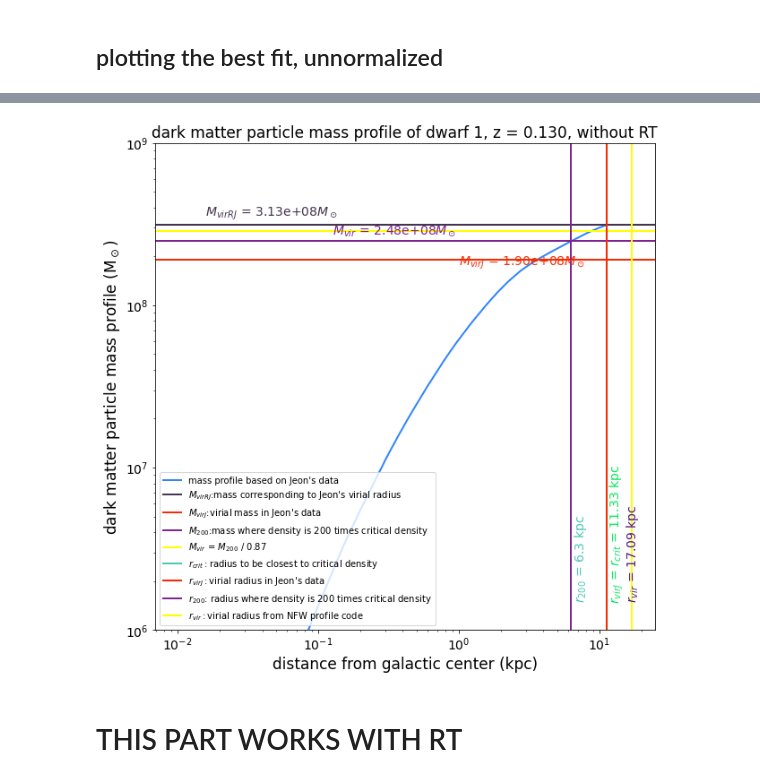
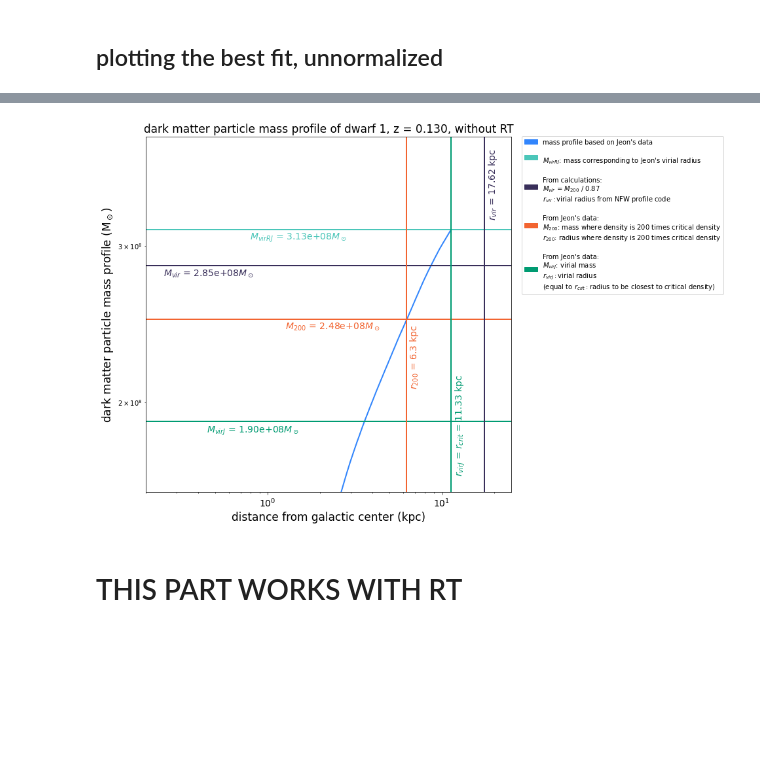
Before and after one commit to nguyenbinh1612/Binh_UFD, a Jupyter notebook: fit-with-NFW-dwarf1.ipynb, the cells around one changed output, grey strips where cells are left out. Cells and saved outputs as stored; diff of their text form; code cells hidden in the pictures; blank space fills up the shorter version.

```diff
--- a/fit-with-NFW-dwarf1.ipynb
+++ b/fit-with-NFW-dwarf1.ipynb
@@ -60,13 +61,13 @@ c_vir = 18.041947430034675
 # %%
 # the mass is made up by Dr Besla to estimate m_vir
 
-halo6 = NFW(2.85e8) # NFW using M_200 / 0.87
-r_s6 = halo6.r_s()
-c_vir6 = halo6.c_vir()
-print('r_s =', r_s6)
-print('c_vir =', c_vir6)
+halo6_1 = NFW(2.85e8) # NFW using M_200 / 0.87
+r_s6_1 = halo6_1.r_s()
+c_vir6_1 = halo6_1.c_vir()
+print('r_s =', r_s6_1)
+print('c_vir =', c_vir6_1)
 
-radius6 = np.arange(0.01, 11.34, 0.01) #unit: kpc
+radius6_1 = np.arange(0.01, 11.34, 0.01) #unit: kpc
 # %% [output]
 r_s = 0.9404201093284129
 c_vir = 18.16826652958019
@@ -100,7 +101,7 @@ rad_at_rho_crit = rad_array290_noRT[index][0]
 density200 = rho_crit * 200
 deviate = abs(density_profile290_noRT * 500 - density200)
 ind = np.where(deviate == min(deviate))
-radi = rad_array290_noRT[ind][0]
+rad200 = rad_array290_noRT[ind][0]
 mass_at_200_times_rho_crit = mass_profile290_noRT[ind][0]
 
 # this defines the NFW profile
@@ -145,60 +146,64 @@ plt.show()
 # %%
 # plotting the mass profile at this redshift
 
 plt.figure(figsize=(10,10))
 
 # the main plot from Jeon's data
-plt.plot(radius6, mass_profile290_noRT, color='#3185FC', linewidth=2, \
-        label="mass profile based on Jeon's data")
+plt.plot(radius6, mass_profile290_noRT, color='#3185FC', linewidth=2)
 
 # all the horizontal lines
-plt.axhline(mass_profile290_noRT[np.size(mass_profile290_noRT) - 1], color='#44344F', linewidth=2, \
-           label="$M_{virRJ}$:mass corresponding to Jeon's virial radius")
-plt.axhline(1.903021e+08, color='#F42C04', linewidth=2, \
-           label="$M_{virJ}$:virial mass in Jeon's data")
-plt.axhline(mass_at_200_times_rho_crit, color='#802392', linewidth=2, \
-           label="$M_{200}$:mass where density is 200 times critical density")
-plt.axhline(mass_at_200_times_rho_crit / 0.87, color='yellow', linewidth=2, \
-            label="$M_{vir}$ = $M_{200}$ / 0.87")
+plt.axhline(mass_profile290_noRT[np.size(mass_profile290_noRT) - 1], color='#4BC6B9', linewidth=2)
+plt.axhline(1.903021e+08, color='#009B72', linewidth=2)
+plt.axhline(mass_at_200_times_rho_crit / 0.87, color='#392F5A', linewidth=2)
+plt.axhline(mass_at_200_times_rho_crit, color='#F26430', linewidth=2)
 
 # all the vertical lines
-plt.axvline(rad_at_rho_crit, color='#4BC6B9', linewidth=2, \
-           label="$r_{crit}:$radius to be closest to critical density")
-plt.axvline(1.133394e+04 * 0.001, color='#F42C04', linewidth=2, \
-           label="$r_{virJ}:$virial radius in Jeon's data")
-plt.axvline(radi, color='#802392', linewidth=2, \
-           label="$r_{200}$: radius where density is 200 times critical density")
-plt.axvline(halo6.r_vir(), color='yellow', linewidth=2, \
-           label="$r_{vir}:$virial radius from NFW profile code")
+plt.axvline(1.133394e+04 * 0.001, color='#009B72', linewidth=2) #r_virJ
+plt.axvline(rad200, color='#F26430', linewidth=2) #r200
+plt.axvline(halo6.r_vir(), color='#392F5A', linewidth=2) #r_vir from calculations
 
-plt.legend(loc='lower left')
+# separate legends
+legend1 = mpatches.Patch(color='#3185FC', label="mass profile based on Jeon's data")
+
+legend2 = mpatches.Patch(color='#4BC6B9', label="\n$M_{virRJ}$: mass corresponding to Jeon's virial radius")
+legend3 = mpatches.Patch(color='#392F5A', label="\nFrom calculations:\n$M_{vir}$ = $M_{200}$ / 0.87\n$r_{vir}:$virial radius from NFW profile code")
+legend4 = mpatches.Patch(color='#F26430', \
+                         label="\nFrom Jeon's data:\n$M_{200}$: mass where density is 200 times critical density\n$r_{200}$: radius where density is 200 times critical density")
+legend5 = mpatches.Patch(color='#009B72', \
+                         label="\nFrom Jeon's data:\n$M_{virJ}$: virial mass\n$r_{virJ}:$virial radius\n(equal to $r_{crit}:$radius to be closest to critical density)")
+
+plt.legend(handles=[legend1, legend2, legend3, legend4, legend5], bbox_to_anchor=(1.02, 1.01), loc='upper left')
 
 plt.xlabel('distance from galactic center (kpc)', fontsize=17)
 plt.ylabel('dark matter particle mass profile (M$_\odot$)', fontsize=17) # using LATEX here!
 plt.xticks(fontsize=14)
 plt.yticks(fontsize=14)
-plt.ylim(1e6, 1e9)
+plt.xlim(10**-0.7, 10**1.4)
+plt.ylim(10**8.2, 10**8.6)
 plt.xscale('log')
 plt.yscale('log')
 
 plt.title('dark matter particle mass profile of dwarf 1, z = 0.130, without RT', loc='center', fontsize=17)
-plt.text(10**-1.8, 10**8.55, '''$M_{virRJ}$ = ''' + str(format(mass_profile290_noRT[np.size(mass_profile290_noRT) - 1], '.2e')) + \
-         '''$M_\odot$''', fontsize=14, color='#44344F')
-plt.text(10**0, 10**8.25, '''$M_{virJ}$ = ''' + str(format(1.903021e+08, '.2e')) +  '''$M_\odot$''', \
-         fontsize=14, color='#F42C04')
-plt.text(10**-0.9, 10**8.44, '''$M_{vir}$ = ''' + str(format(mass_at_200_times_rho_crit, '.2e')) + \
-         '''$M_\odot$''', fontsize=14, color='#802392')
-plt.text(10**0.807, 10**6.2, '''$r_{200}$ = ''' + str(round(radi, 2)) + ''' kpc''', \
-         rotation=90, fontsize=14, color='#4BC6B9')
-plt.text(10**1.061, 10**6.2, '''$r_{virJ}$ = $r_{crit}$ = ''' + str(round(1.133394e+04 * 0.001, 2)) + ''' kpc''', \
-         rotation=90, fontsize=14, color='#09E85E')
-plt.text(10**1.182, 10**6.2, '''$r_{vir}$ = ''' + str(round(halo6.r_vir(), 2)) + ''' kpc''', \
-         rotation=90, fontsize=14, color='#4E148C')
 
+plt.text(10**-0.1, 10**8.484, '''$M_{virRJ}$ = ''' + str(format(mass_profile290_noRT[np.size(mass_profile290_noRT) - 1], '.2e')) + \
+         '''$M_\odot$''', fontsize=14, color='#4BC6B9') #y = 10**8.46
+plt.text(10**-0.6, 10**8.444, '''$M_{vir}$ = ''' + str(format(mass_at_200_times_rho_crit / 0.87, '.2e')) + \
+         '''$M_\odot$''', fontsize=14, color='#392F5A') #y = 10**7.795
+plt.text(10**0.1, 10**8.384, '''$M_{200}$ = ''' + str(format(mass_at_200_times_rho_crit, '.2e')) + \
+         '''$M_\odot$''', fontsize=14, color='#F26430') #y = 10**7.73
+plt.text(10**-0.35, 10**8.267, '''$M_{virJ}$ = ''' + str(format(1.903021e+08, '.2e')) +  '''$M_\odot$''', \
+         fontsize=14, color='#009B72') #y = 10**8.24
+
+plt.text(10**0.81, 10**8.32, '''$r_{200}$ = ''' + str(round(rad200, 2)) + ''' kpc''', \
+         rotation=90, fontsize=14, color='#F26430') #y = 10**7.5
+plt.text(10**1.07, 10**8.223, '''$r_{virJ}$ = $r_{crit}$ = ''' + str(round(1.133394e+04 * 0.001, 2)) + ''' kpc''', \
+         rotation=90, fontsize=14, color='#009B72') #y = 10**7.9
+plt.text(10**1.26, 10**8.51, '''$r_{vir}$ = ''' + str(round(halo6.r_vir(), 2)) + ''' kpc''', \
+         rotation=90, fontsize=14, color='#392F5A') #y = 10**7.51
 
 plt.show()
 # %% [output]
-[figure, old version]
+[figure, new version]
 # %% [markdown]
 # THIS PART WORKS WITH RT
 # %%
```
Also changed, not shown: parts of 3 cells of this notebook.
